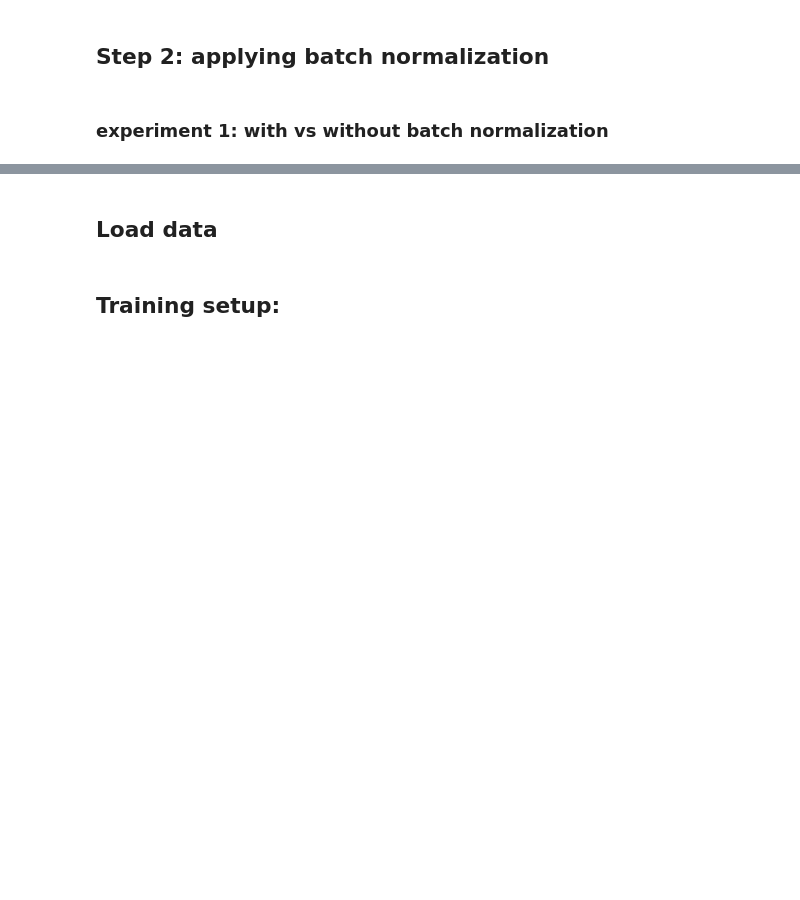
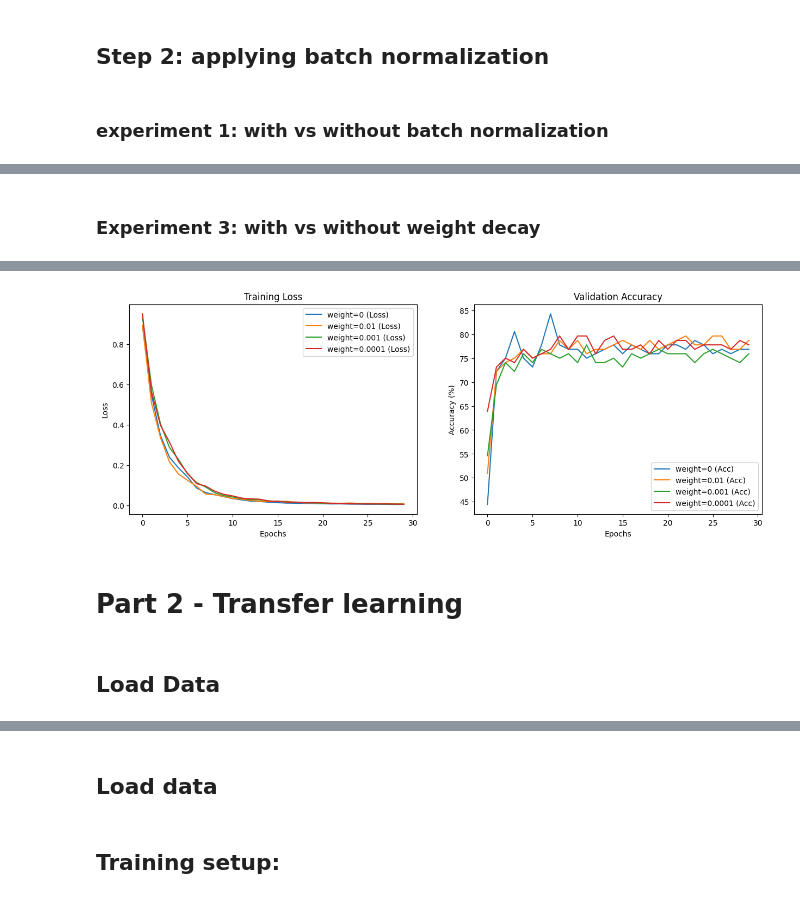
Before and after one commit to shaytoledo/fainting_image_classifier, a Jupyter notebook: final_project_pytorch/main.ipynb, the cells around one changed output, grey strips where cells are left out. Cells and saved outputs as stored; diff of their text form; code cells hidden in the pictures; blank space fills up the shorter version.

```diff
--- a/final_project_pytorch/main.ipynb
+++ b/final_project_pytorch/main.ipynb
@@ -651,0 +775,16 @@ Epoch 30/30 - Loss: 0.1163, Val Acc: 75.93%
+# %% [markdown]
+### Experiment 3: with vs without weight decay
+# %%
+train_loader, val_loader = get_loaders()
+experiments = {}
+weight_decays = [0,1e-2, 1e-3, 1e-4]
+
+for wd in weight_decays:
+    model = RegularizedShallowCNN(dropout_rate=0)
+    experiment = CNNExperiment(model, train_loader, val_loader)
+    experiment.run(epochs=30, lr=1e-4, weight_decay=wd)
+    experiments[f"weight={wd}"] = experiment
+
+
+plot_experiment_results([e.history for e in experiments.values()], experiments.keys())
+# %% [output]
@@ -651,0 +808,3 @@ Epoch 30/30 - Loss: 0.1163, Val Acc: 75.93%
+[figure, added]
+# %% [markdown]
+# Part 2 - Transfer learning
@@ -651,0 +841,2 @@ Epoch 30/30 - Loss: 0.1163, Val Acc: 75.93%
+# %% [markdown]
+## Load Data
```
Also changed, not shown: parts of 21 cells of this notebook, 1 other file.
